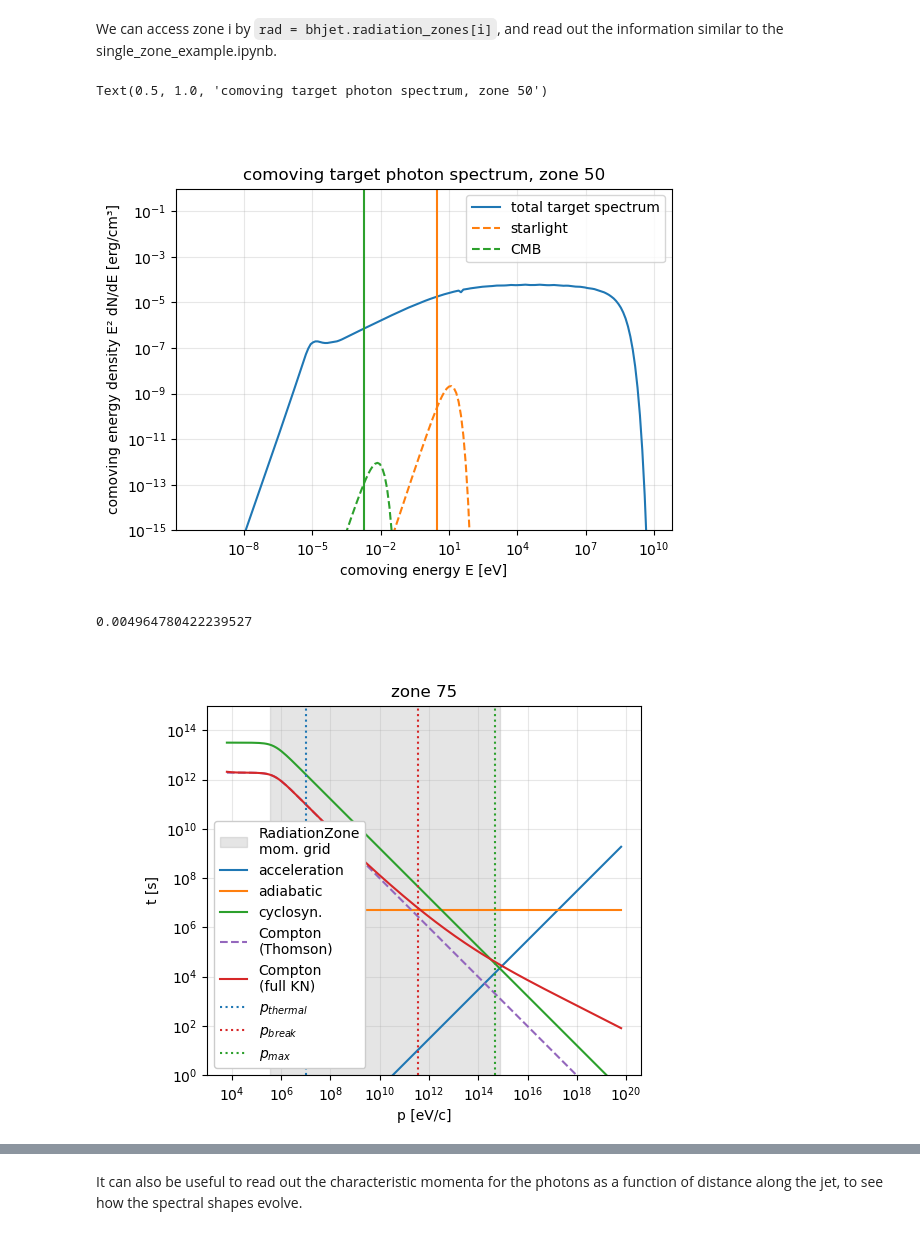
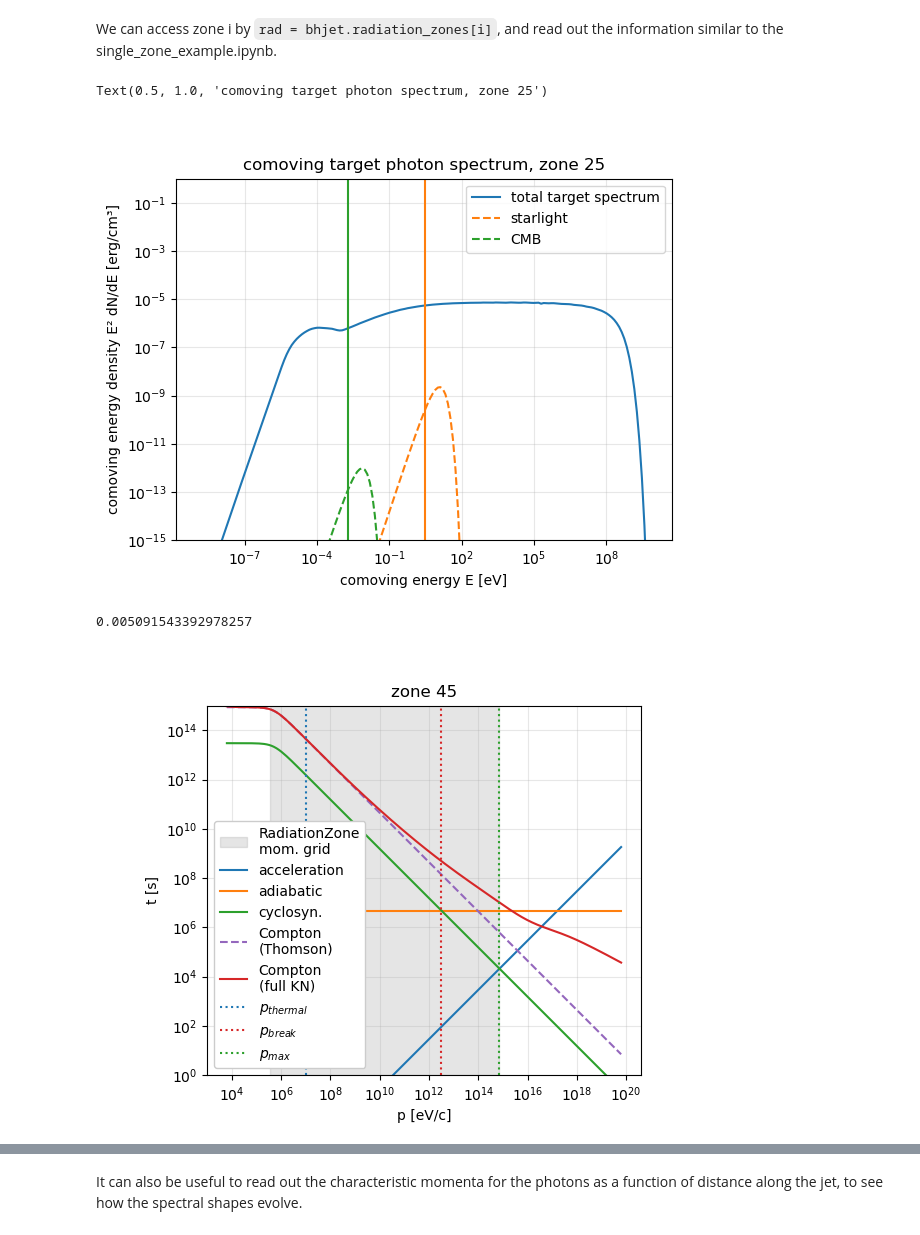
Before and after one commit to maklinger/BHJet, a Jupyter notebook: examples/bhjet_example.ipynb, the cells around one changed output, grey strips where cells are left out. Drawn from its saved outputs; the diff is of its cells as text; code cells hidden in the pictures.

Commit message:
fix timing order bug, update compton criterion, update to cleaner kariba compton version

```diff
--- a/examples/bhjet_example.ipynb
+++ b/examples/bhjet_example.ipynb
@@ -44,6 +44,7 @@ bhjet = BHJet(
     distance=16e3, # kpc
     redshift=0.00428,
     include_counterjet=True,
+    compton_threshold=1e-5,
     profile_time=True,
     verbosity_level=1)
 bhjet.init_jet_dynamics(bljet)
@@ -61,30 +62,30 @@ bhjet.compute_full_jet(photon_energy_grid=E_out * eV2erg)
 # %% [markdown]
 We can access zone i by `rad = bhjet.radiation_zones[i]`, and read out the information similar to the single_zone_example.ipynb.
 # %%
-izone = 50
+izone = 25
 rad = bhjet.radiation_zones[izone]
 
 fig, axpt = plt.subplots()
 energy = rad.get_photon_target_energy_grid()
 axpt.loglog(energy*erg2eV, rad.get_photon_target_energy_density(), label="total target spectrum")
 axpt.loglog(energy*erg2eV, rad.get_photon_target_energy_density_black_body("starlight"), ls="--", label="starlight")
 axpt.axvline(rad.get_target_black_body_temperature("starlight")*1e3 * rad.doppler_factor_bulk, color="tab:orange")
 axpt.loglog(energy*erg2eV, rad.get_photon_target_energy_density_black_body("CMB"), ls="--", label="CMB")
 axpt.axvline(rad.get_target_black_body_temperature("CMB")*1e3 * rad.doppler_factor_bulk, color="tab:green")
 # axpt.loglog(energy*erg2eV, rad.get_photon_target_energy_density_black_body("bulge"), ls="--", label="bulge")
 # axpt.axvline(rad.get_target_black_body_temperature("bulge")*1e3 * rad.doppler_factor_bulk, color="tab:red")
 axpt.legend()
 axpt.set_xlabel("comoving energy E [eV]")
 axpt.set_ylabel("comoving energy density E² dN/dE [erg/cm³]")
 axpt.grid(alpha=0.3)
 axpt.set_aspect("equal")
 axpt.set_ylim(1e-15, 1e0)
 axpt.set_title(f"comoving target photon spectrum, zone {izone}")
 # %% [output]
-Text(0.5, 1.0, 'comoving target photon spectrum, zone 50')
+Text(0.5, 1.0, 'comoving target photon spectrum, zone 25')
-[figure, old version]
+[figure, new version]
 # %%
-izone = 75
+izone = 45
 rad = bhjet.radiation_zones[izone]
 
 fig, axt = plt.subplots()
@@ -108,8 +109,8 @@ axt.set_aspect("equal")
 axt.set_ylim(1, 1e15)
 rad.magnetic_field
 # %% [output]
-0.004964780422239527
+0.005091543392978257
-[figure, old version]
+[figure, new version]
 # %%
 izone = 8
 rad = bhjet.radiation_zones[izone]
```
Also changed, not shown: parts of 5 cells of this notebook, 6 other files.
